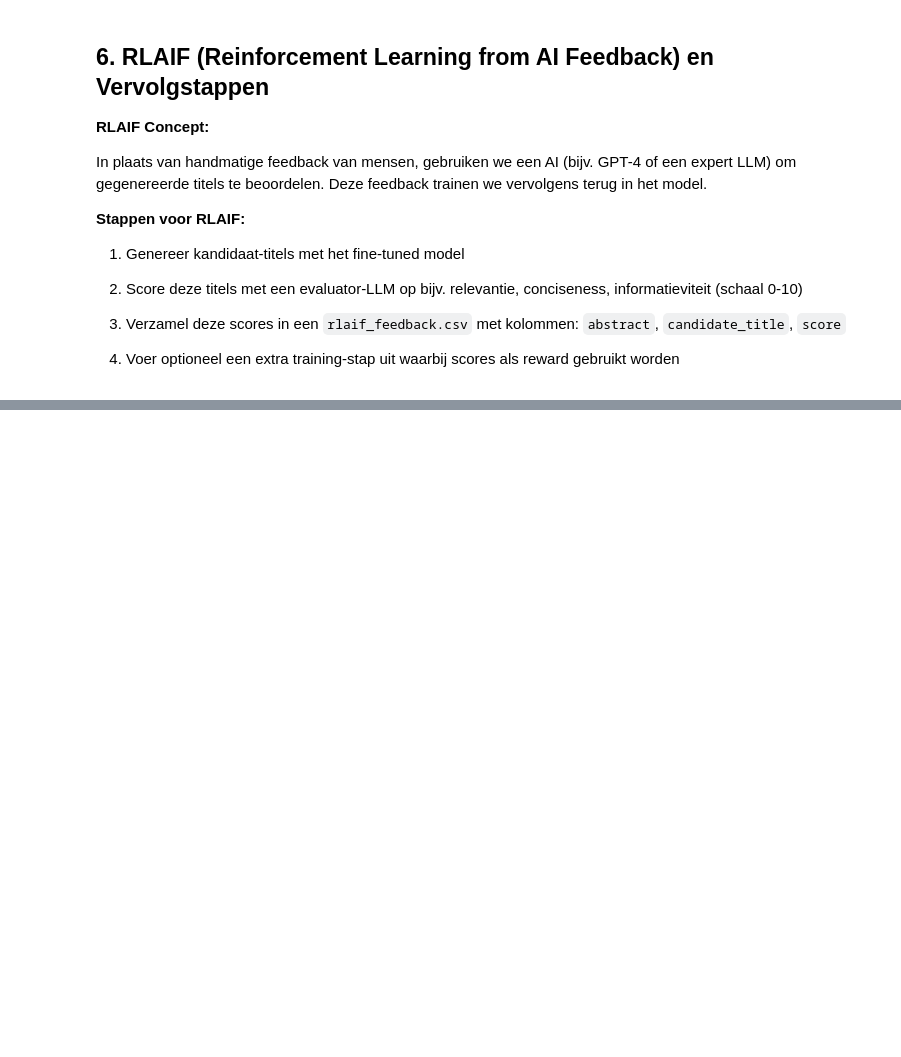
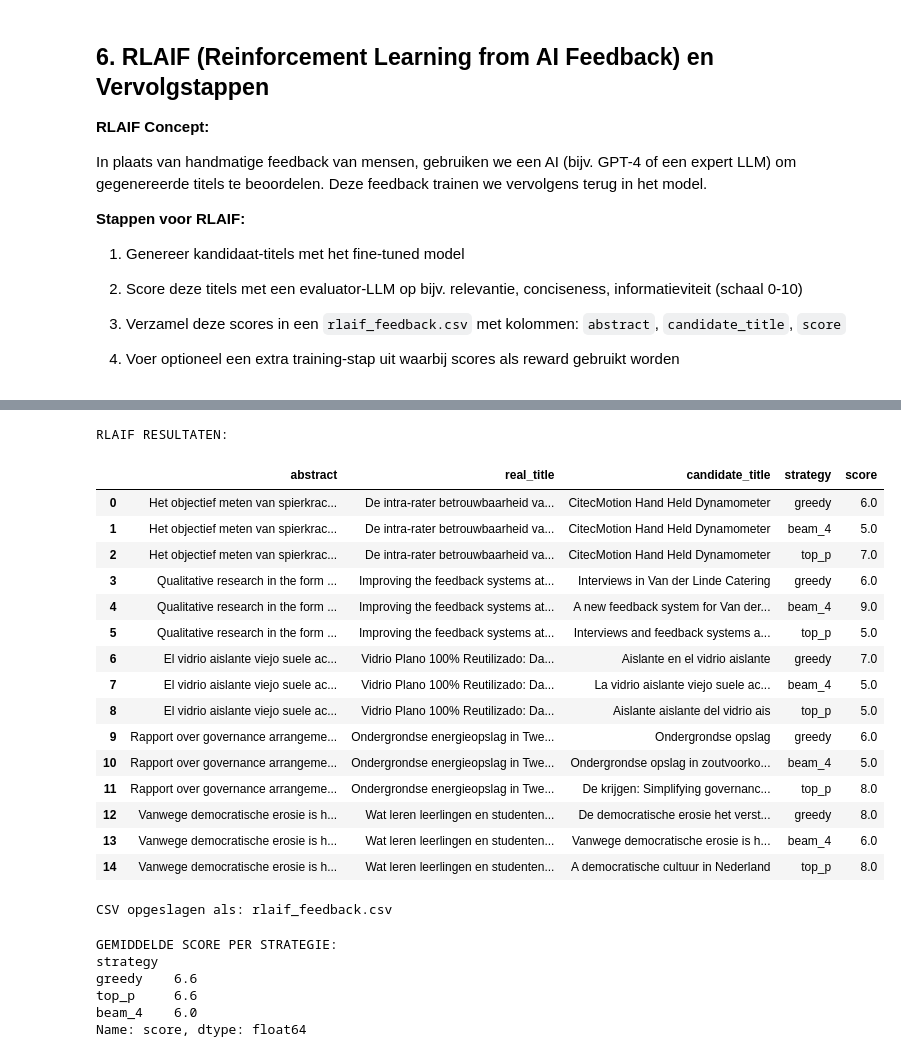
Before and after one commit to mattyonaize/GenAI-Portfolio2, a Jupyter notebook: model_prototype.ipynb, the cells around one changed output, grey strips where cells are left out. Saved outputs shown, nothing was run; the diff lists cells and outputs as text; code cells hidden in the pictures; blank space fills up the shorter version.

Commit message:
RLAIF toegevoegd

```diff
--- a/model_prototype.ipynb
+++ b/model_prototype.ipynb
@@ -347,7 +352,7 @@ def generate_title(abstract, **generation_kwargs):
     inputs = tokenizer(prompt, return_tensors="pt", truncation=True, max_length=max_source_length).to(device)
     generated = model.generate(
         **inputs,
-        max_new_tokens=max_target_length,
+        #max_new_tokens=max_target_length,
         **generation_kwargs,
     )
 
@@ -438,3 +443,9 @@ In plaats van handmatige feedback van mensen, gebruiken we een AI (bijv. GPT-4 o
 3. Verzamel deze scores in een `rlaif_feedback.csv` met kolommen: `abstract`, `candidate_title`, `score`
 
 4. Voer optioneel een extra training-stap uit waarbij scores als reward gebruikt worden
+# %%
+#client aanmaken
+with open("api_key.txt", "r") as f:
+    API_KEY = f.read().strip()
+
+client = Groq(api_key=API_KEY)
@@ -440,0 +495,5 @@ In plaats van handmatige feedback van mensen, gebruiken we een AI (bijv. GPT-4 o
+# %%
+#kleine subset selecteren
+subset = val_df.head(5)
+
+rlaif_rows = []
@@ -440,0 +566,52 @@ In plaats van handmatige feedback van mensen, gebruiken we een AI (bijv. GPT-4 o
+# %%
+rlaif_df = pd.DataFrame(rlaif_rows)
+# %%
+print("\nRLAIF RESULTATEN:")
+
+display(rlaif_df)
+# %% [output]
+RLAIF RESULTATEN:
+|  | abstract | real_title | candidate_title | strategy | score |
+| 0 | Het objectief meten van spierkrac... | De intra-rater betrouwbaarheid va... | CitecMotion Hand Held Dynamometer | greedy | 6.0 |
+| 1 | Het objectief meten van spierkrac... | De intra-rater betrouwbaarheid va... | CitecMotion Hand Held Dynamometer | beam_4 | 5.0 |
+| 2 | Het objectief meten van spierkrac... | De intra-rater betrouwbaarheid va... | CitecMotion Hand Held Dynamometer | top_p | 7.0 |
+| 3 | Qualitative research in the form ... | Improving the feedback systems at... | Interviews in Van der Linde Catering | greedy | 6.0 |
+| 4 | Qualitative research in the form ... | Improving the feedback systems at... | A new feedback system for Van der... | beam_4 | 9.0 |
+| 5 | Qualitative research in the form ... | Improving the feedback systems at... | Interviews and feedback systems a... | top_p | 5.0 |
+| 6 | El vidrio aislante viejo suele ac... | Vidrio Plano 100% Reutilizado: Da... | Aislante en el vidrio aislante | greedy | 7.0 |
+| 7 | El vidrio aislante viejo suele ac... | Vidrio Plano 100% Reutilizado: Da... | La vidrio aislante viejo suele ac... | beam_4 | 5.0 |
+| 8 | El vidrio aislante viejo suele ac... | Vidrio Plano 100% Reutilizado: Da... | Aislante aislante del vidrio ais | top_p | 5.0 |
+| 9 | Rapport over governance arrangeme... | Ondergrondse energieopslag in Twe... | Ondergrondse opslag | greedy | 6.0 |
+| 10 | Rapport over governance arrangeme... | Ondergrondse energieopslag in Twe... | Ondergrondse opslag in zoutvoorko... | beam_4 | 5.0 |
+| 11 | Rapport over governance arrangeme... | Ondergrondse energieopslag in Twe... | De krijgen: Simplifying governanc... | top_p | 8.0 |
+| 12 | Vanwege democratische erosie is h... | Wat leren leerlingen en studenten... | De democratische erosie het verst... | greedy | 8.0 |
+| 13 | Vanwege democratische erosie is h... | Wat leren leerlingen en studenten... | Vanwege democratische erosie is h... | beam_4 | 6.0 |
+| 14 | Vanwege democratische erosie is h... | Wat leren leerlingen en studenten... | A democratische cultuur in Nederland | top_p | 8.0 |
+# %%
+# Resultaten opslaan als CSV
+rlaif_df.to_csv(
+    "rlaif_feedback.csv",
+    index=False
+)
+
+print("\nCSV opgeslagen als: rlaif_feedback.csv")
+# %% [output]
+CSV opgeslagen als: rlaif_feedback.csv
+# %%
+# Gemiddelde score per strategie berekenen
+strategy_scores = (
+    rlaif_df.groupby("strategy")["score"]
+    .mean()
+    .sort_values(ascending=False)
+)
+
+print("\nGEMIDDELDE SCORE PER STRATEGIE:")
+
+print(strategy_scores)
+# %% [output]
+GEMIDDELDE SCORE PER STRATEGIE:
+strategy
+greedy    6.6
+top_p     6.6
+beam_4    6.0
+Name: score, dtype: float64
```
Also changed, not shown: parts of 8 cells of this notebook, 1 other file.
